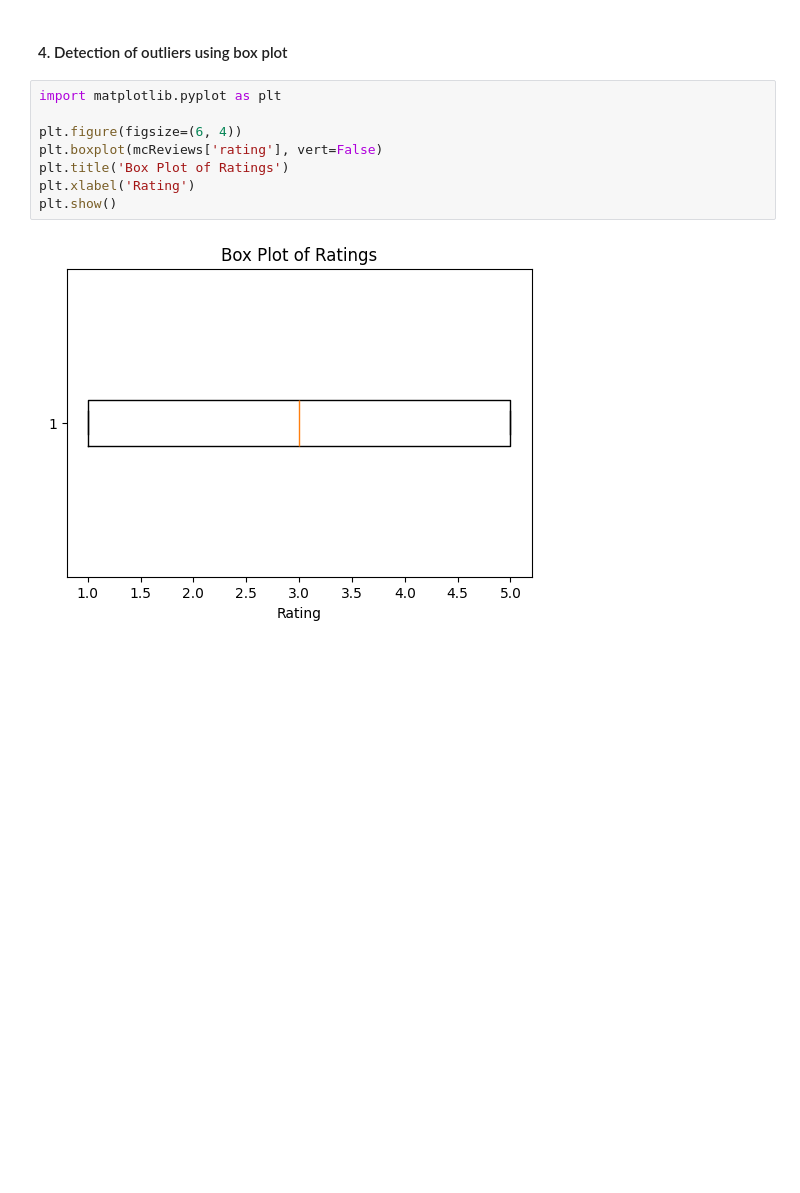
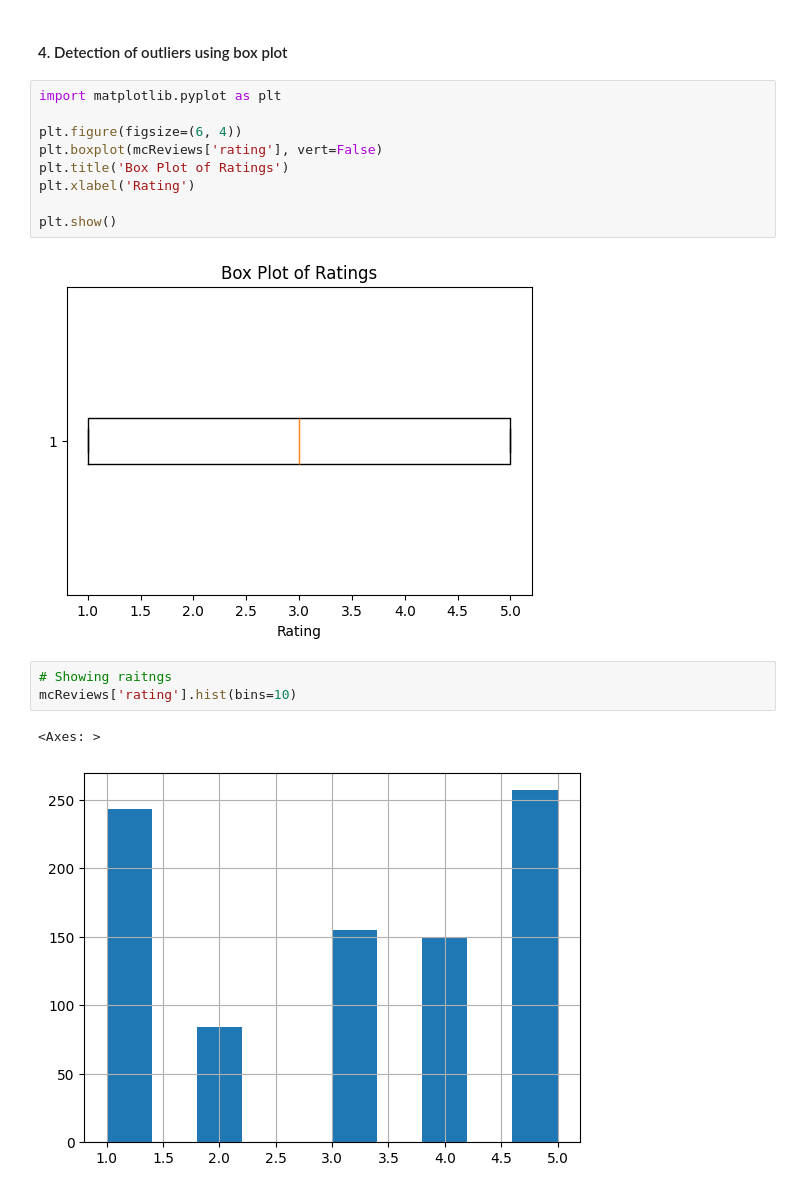
Before and after one commit to SarveshNaik1010/Semester_3, a Jupyter notebook: Data Science/Data Science Project/Project-1.ipynb, the cells around one changed output. Drawn from its saved outputs; the diff is of its cells as text; blank space fills up the shorter version.

```diff
--- a/Data Science/Data Science Project/Project-1.ipynb
+++ b/Data Science/Data Science Project/Project-1.ipynb
@@ -193,9 +191,16 @@ plt.figure(figsize=(6, 4))
 plt.boxplot(mcReviews['rating'], vert=False)
 plt.title('Box Plot of Ratings')
 plt.xlabel('Rating')
+
 plt.show()
 # %% [output]
 [figure]
+# %%
+# Showing raitngs
+mcReviews['rating'].hist(bins=10)
+# %% [output]
+<Axes: >
+[figure, added]
 # %%
 # Select the numeric columns
 numeric_cols = ['rating']
```
Also changed, not shown: parts of 18 cells of this notebook.
